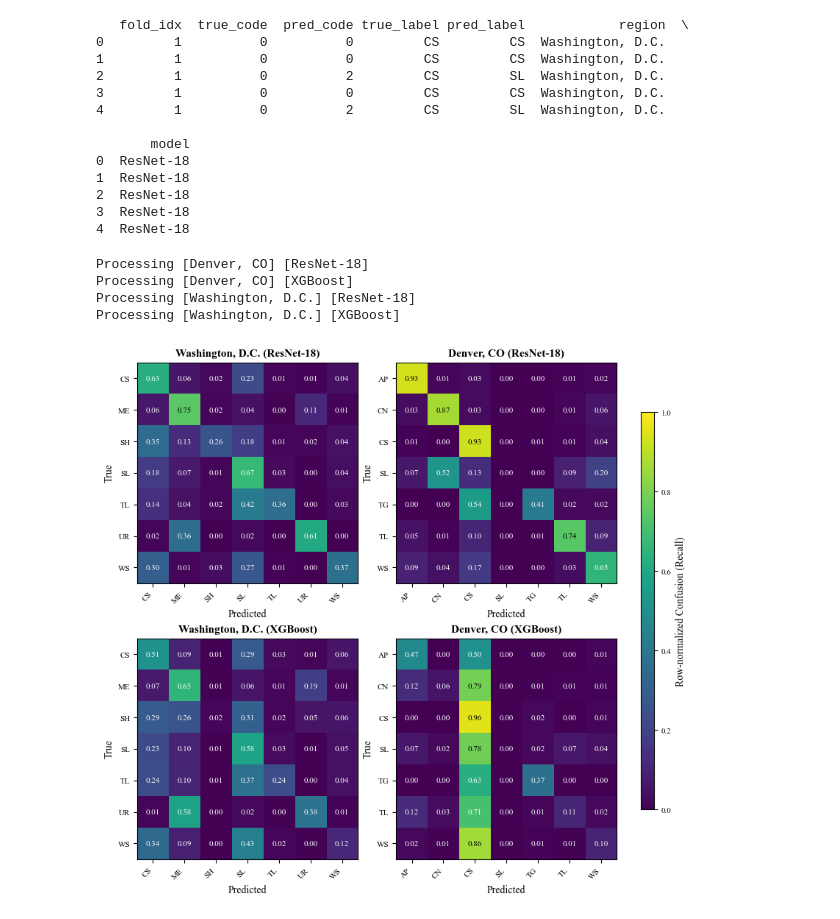
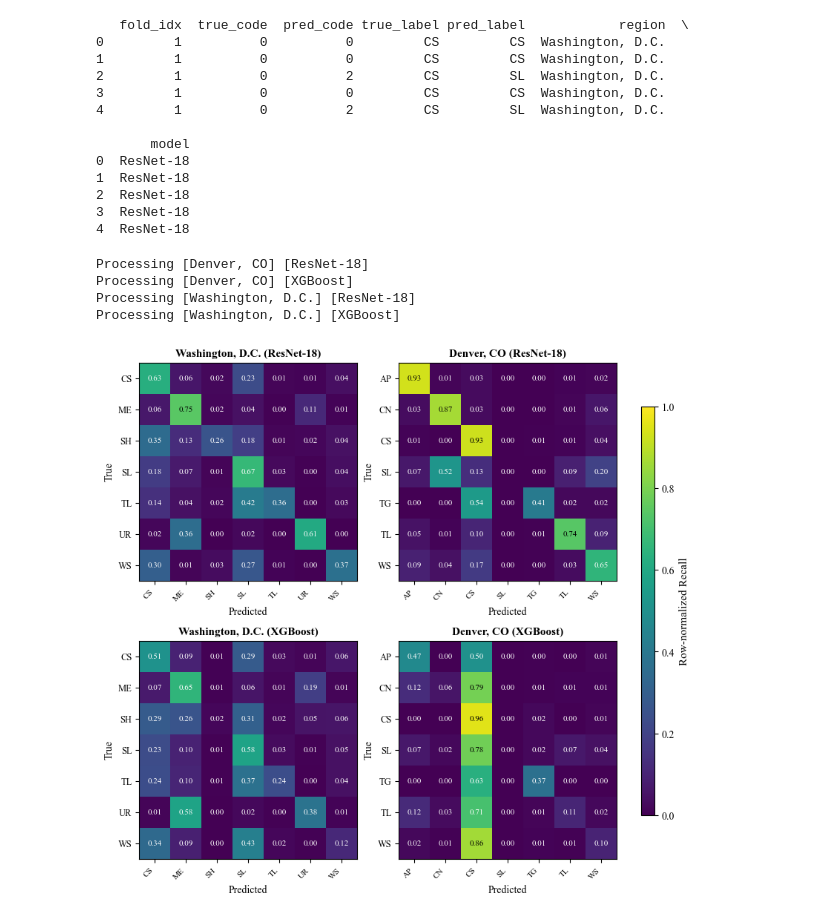
Before and after one commit to maxwellCcook/rooftop-mapping, a Jupyter notebook: code/_model-results_plots.ipynb, the cells around one changed output. Saved outputs shown, nothing was run; the diff lists cells and outputs as text; code cells hidden in the pictures.

Commit message:
Updates to confusion matrices

```diff
--- a/code/_model-results_plots.ipynb
+++ b/code/_model-results_plots.ipynb
@@ -558,42 +558,42 @@ for ax, (region, model) in zip(axes.flatten(), region_model_order):
     ax.set_title(f'{region} ({model})', fontsize=11, weight='bold')
     ax.set_xlabel('Predicted', fontsize=10)
     ax.set_ylabel('True', fontsize=10)
-    ax.tick_params(axis='x', labelsize=8, rotation=45)
-    ax.tick_params(axis='y', labelsize=8)
+    ax.tick_params(axis='x', labelsize=10, rotation=45)
+    ax.tick_params(axis='y', labelsize=10)
 
     # Set tick labels
     ax.set_xticks(range(len(class_labels_map[(region, model)])))
     ax.set_xticklabels(class_labels_map[(region, model)], rotation=45, ha="right", fontsize=8)
     ax.set_yticks(range(len(class_labels_map[(region, model)])))
-    ax.set_yticklabels(class_labels_map[(region, model)], fontsize=8)
+    ax.set_yticklabels(class_labels_map[(region, model)], fontsize=9)
 
     # Add annotations with contrast-aware text color
     for row in range(cm.shape[0]):
         for col in range(cm.shape[1]):
             value = cm[row, col]
             bg_color = im.cmap(value)
             text_color = "white" if np.mean(bg_color[:3]) < 0.5 else "black"
             ax.text(
                 col, row, f"{value:.2f}",  # Label with normalized value
                 ha="center", va="center",
                 fontsize=8, color=text_color
             )
 
 # Add a shared colorbar
 cbar = fig.colorbar(im, ax=axes, location='right', aspect=30, shrink=0.8)
-cbar.set_label('Row-normalized Confusion (Recall)', fontsize=10)
-cbar.ax.tick_params(labelsize=8)
+cbar.set_label('Row-normalized Recall', fontsize=11)
+cbar.ax.tick_params(labelsize=10)
 
 # save the plot
 out_png = os.path.join(maindir, 'figures/FigureS3_Confusion_Matrices.png')
 plt.savefig(out_png, dpi=300, bbox_inches='tight')
 
 plt.show()
 # %% [output]
 Processing [Denver, CO] [ResNet-18]
 Processing [Denver, CO] [XGBoost]
 Processing [Washington, D.C.] [ResNet-18]
 Processing [Washington, D.C.] [XGBoost]
-[figure, old version]
+[figure, new version]
 # %%
 gc.collect()
```
Also changed, not shown: parts of 3 cells of this notebook, 1 other file.
